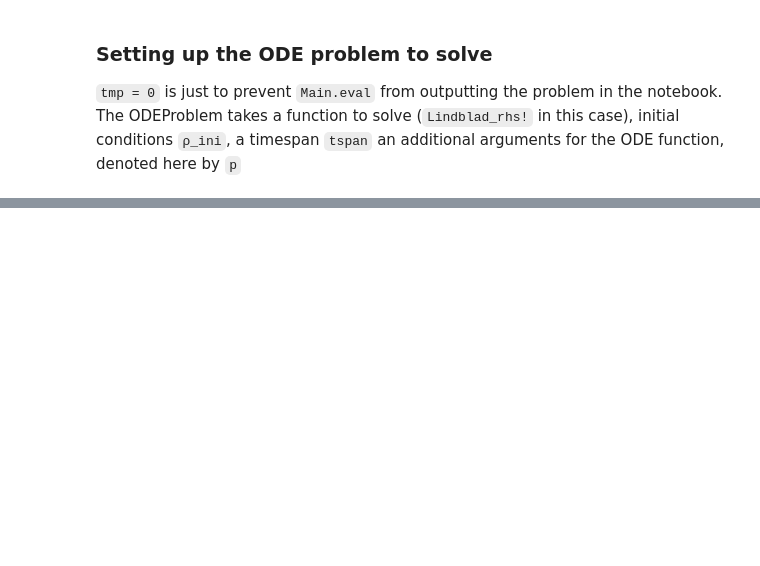
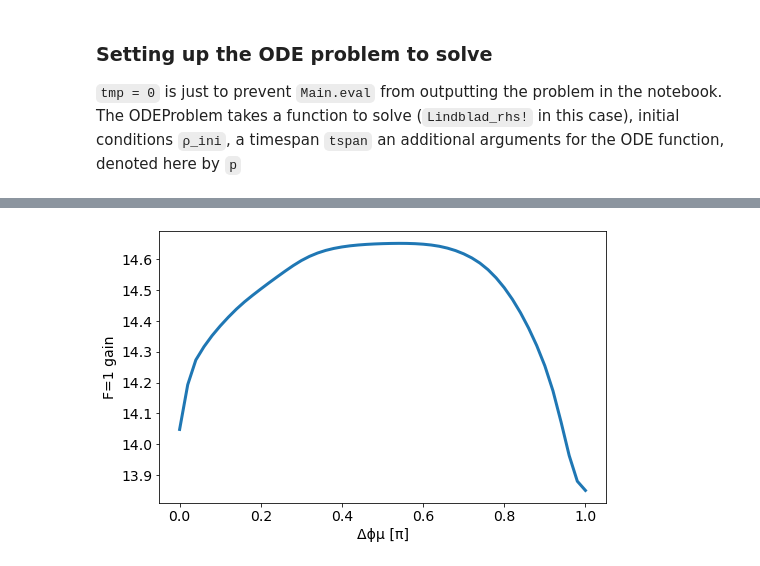
Before and after one commit to ograsdijk/optical-bloch, a Jupyter notebook: with microwaves/P2 F2 RC.ipynb, the cells around one changed output, grey strips where cells are left out. Cells and saved outputs as stored; diff of their text form; code cells hidden in the pictures; blank space fills up the shorter version.

```diff
--- a/with microwaves/P2 F2 RC.ipynb
+++ b/with microwaves/P2 F2 RC.ipynb
@@ -703,0 +982,12 @@ set_fontsize(ax, 14)
+# %%
+results_Δϕμ = np.array(Main.eval("sim.u"))
+# %%
+fig, ax = plt.subplots(figsize = (8,5))
+
+ax.plot(Main.params/np.pi, results_Δϕμ[:,1:4].sum(axis = 1)/np.diag(ρ_ini.real)[1:4].sum(), lw = 3)
+ax.set_xlabel('Δϕμ [π]')
+ax.set_ylabel('F=1 gain')
+
+set_fontsize(ax, 14)
+# %% [output]
+[figure, added]
```
Also changed, not shown: parts of 55 cells of this notebook.
